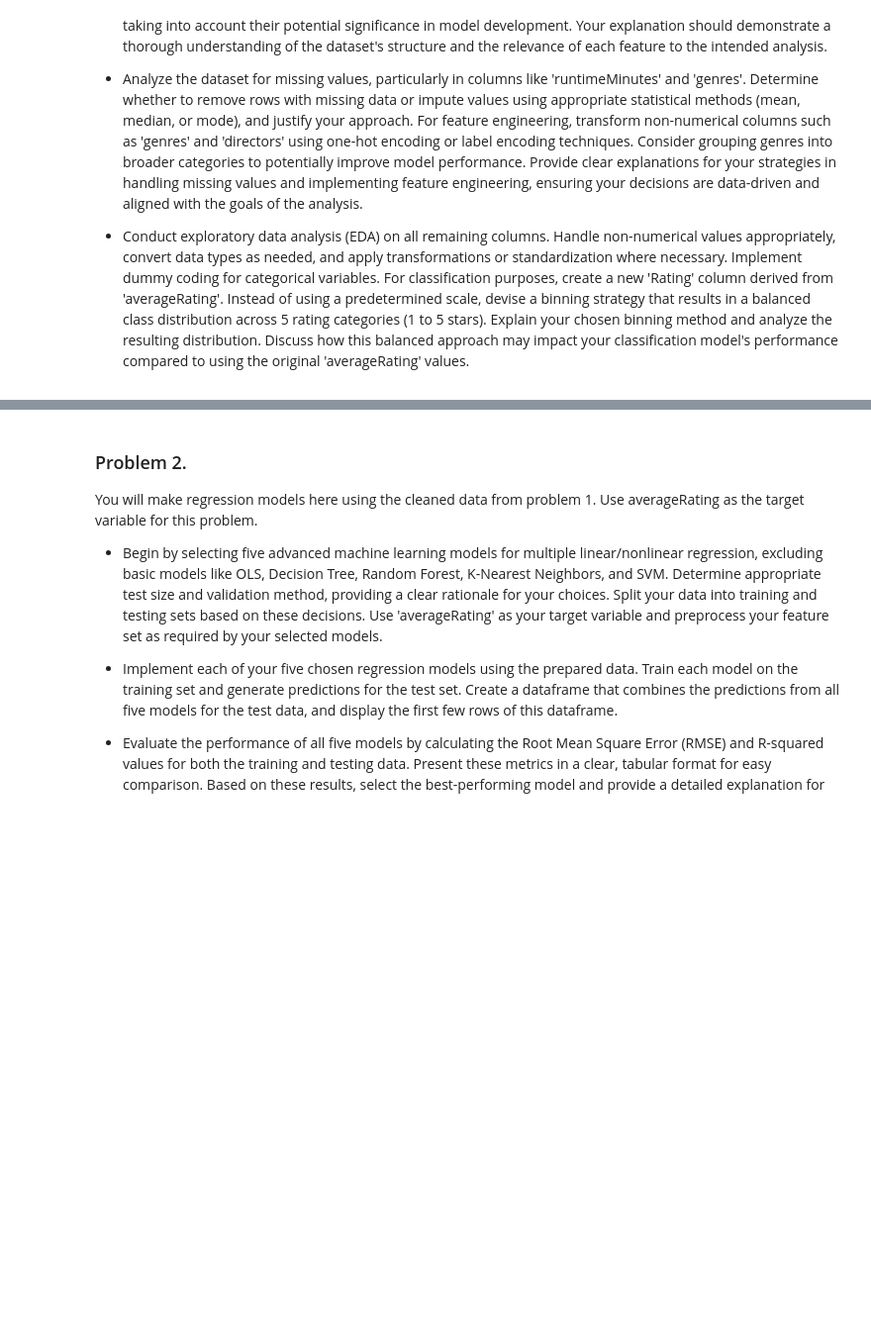
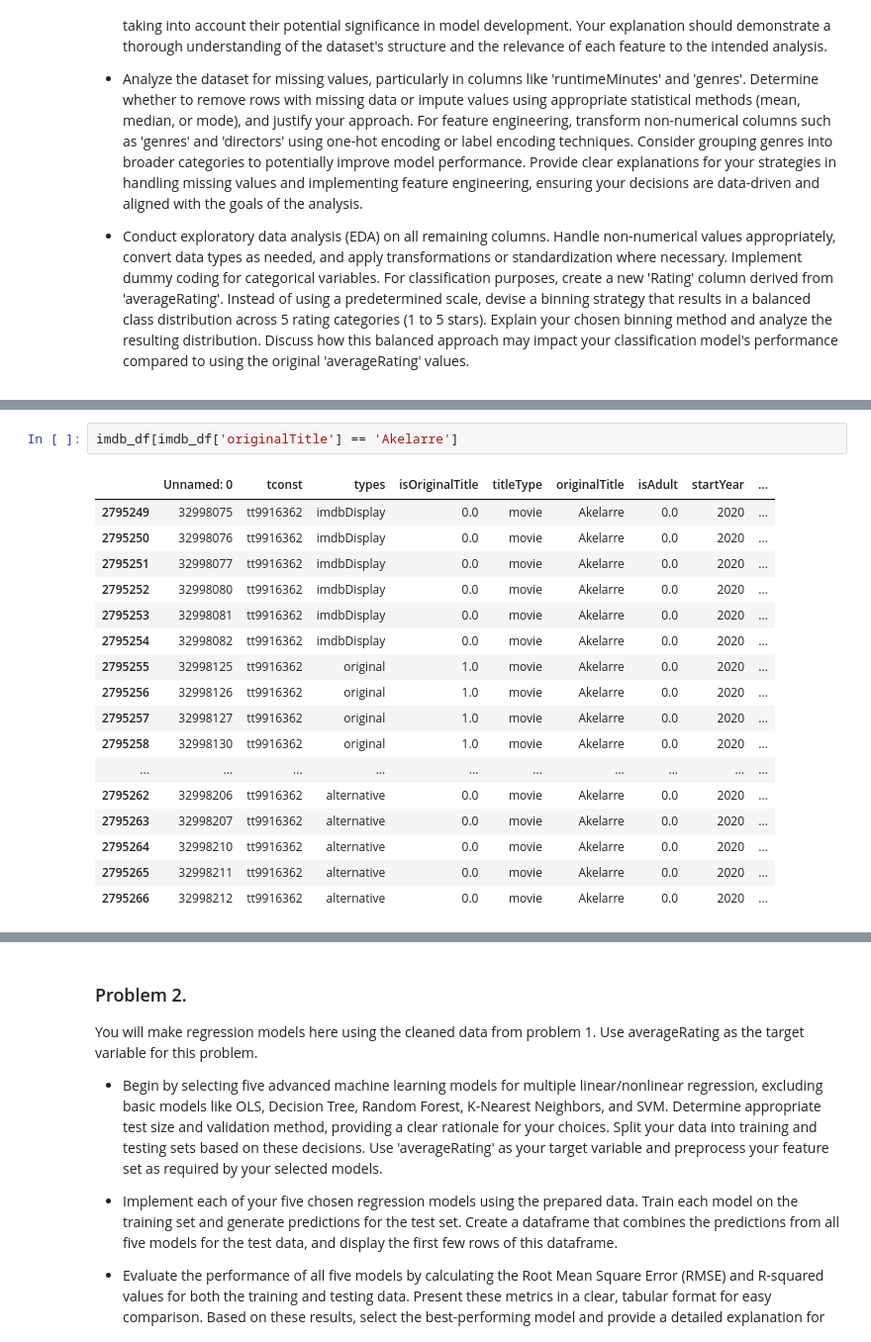
Before and after one commit to gabriel-ferreira-life/546_advanced_business_analytics, a Jupyter notebook: homework/homework_2/MIS5460_F24_HW2.ipynb, the cells around one changed output, grey strips where cells are left out. Shown at 99% size. Drawn from its saved outputs; the diff is of its cells as text; blank space fills up the shorter version.

```diff
--- a/homework/homework_2/MIS5460_F24_HW2.ipynb
+++ b/homework/homework_2/MIS5460_F24_HW2.ipynb
@@ -22,0 +200,20 @@ Upload the newimdb data and read the details on the columns about the data follo
+# %%
+imdb_df[imdb_df['originalTitle'] == 'Akelarre']
+# %% [output]
+|  | Unnamed: 0 | tconst | types | isOriginalTitle | titleType | originalTitle | isAdult | startYear | ... |
+| 2795249 | 32998075 | tt9916362 | imdbDisplay | 0.0 | movie | Akelarre | 0.0 | 2020 | ... |
+| 2795250 | 32998076 | tt9916362 | imdbDisplay | 0.0 | movie | Akelarre | 0.0 | 2020 | ... |
+| 2795251 | 32998077 | tt9916362 | imdbDisplay | 0.0 | movie | Akelarre | 0.0 | 2020 | ... |
+| 2795252 | 32998080 | tt9916362 | imdbDisplay | 0.0 | movie | Akelarre | 0.0 | 2020 | ... |
+| 2795253 | 32998081 | tt9916362 | imdbDisplay | 0.0 | movie | Akelarre | 0.0 | 2020 | ... |
+| 2795254 | 32998082 | tt9916362 | imdbDisplay | 0.0 | movie | Akelarre | 0.0 | 2020 | ... |
+| 2795255 | 32998125 | tt9916362 | original | 1.0 | movie | Akelarre | 0.0 | 2020 | ... |
+| 2795256 | 32998126 | tt9916362 | original | 1.0 | movie | Akelarre | 0.0 | 2020 | ... |
+| 2795257 | 32998127 | tt9916362 | original | 1.0 | movie | Akelarre | 0.0 | 2020 | ... |
+| 2795258 | 32998130 | tt9916362 | original | 1.0 | movie | Akelarre | 0.0 | 2020 | ... |
+| ... | ... | ... | ... | ... | ... | ... | ... | ... | ... |
+| 2795262 | 32998206 | tt9916362 | alternative | 0.0 | movie | Akelarre | 0.0 | 2020 | ... |
+| 2795263 | 32998207 | tt9916362 | alternative | 0.0 | movie | Akelarre | 0.0 | 2020 | ... |
+| 2795264 | 32998210 | tt9916362 | alternative | 0.0 | movie | Akelarre | 0.0 | 2020 | ... |
+| 2795265 | 32998211 | tt9916362 | alternative | 0.0 | movie | Akelarre | 0.0 | 2020 | ... |
+| 2795266 | 32998212 | tt9916362 | alternative | 0.0 | movie | Akelarre | 0.0 | 2020 | ... |
```
Also changed, not shown: parts of 53 cells of this notebook.
